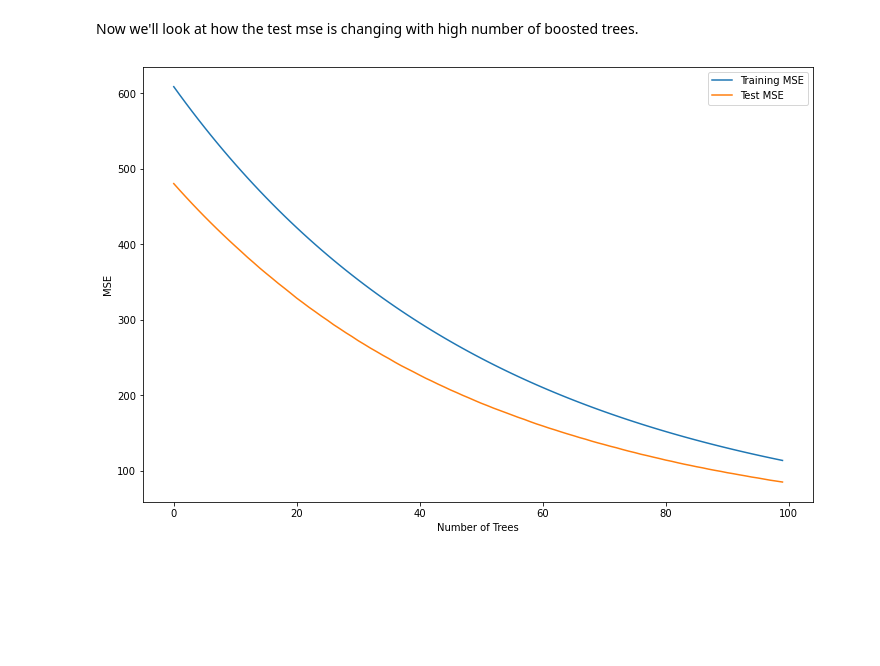
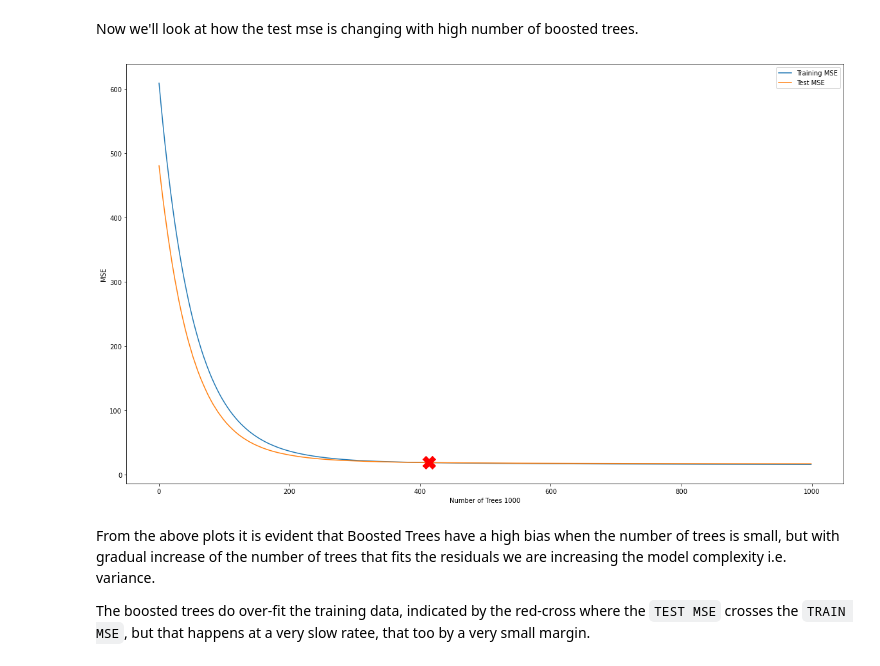
Before and after one commit to sekhar989/fromScratch, a Jupyter notebook: Decision Stump - Boosting/decision_stump.ipynb, the cells around one changed output. Drawn from its saved outputs; the diff is of its cells as text; code cells hidden in the pictures; blank space fills up the shorter version.

```diff
--- a/Decision Stump - Boosting/decision_stump.ipynb
+++ b/Decision Stump - Boosting/decision_stump.ipynb
@@ -268,12 +267,24 @@ for max_idx in range(boosted_tree_num):
     test_preds = pd.DataFrame(predictions, index=Y_test.index, columns=Y_test.columns)
     test_MSE = (((Y_test - test_preds)**2).sum()  / len(Y_test)).values[0]
     test_mse.append(test_MSE)
+# %%
+zipped = zip(iter(np.array(test_mse) > boosted_df['training_mse'].values), range(len(test_mse)))
+
+for condition, idx in zipped:
+    if condition:
+        first_idx = idx
+        break
 # %%
-plt.figure(figsize=(12, 8))
+plt.figure(figsize=(20, 12))
 plt.plot(boosted_df['training_mse'], label='Training MSE');
 plt.plot(test_mse, label='Test MSE');
 plt.ylabel('MSE');
-plt.xlabel('Number of Trees');
+plt.xlabel(f'Number of Trees {boosted_tree_num}');
+plt.plot(first_idx, test_mse[first_idx], marker='X', color='r', markersize=20)
 plt.legend();
 # %% [output]
-[figure, old version]
+[figure, new version]
+# %% [markdown]
+From the above plots it is evident that Boosted Trees have a high bias when the number of trees is small, but with gradual increase of the number of trees that fits the residuals we are increasing the model complexity i.e. variance.
+
+The boosted trees do over-fit the training data, indicated by the red-cross where the `TEST MSE` crosses the `TRAIN MSE`, but that happens at a very slow ratee, that too by a very small margin.
```
Also changed, not shown: parts of 2 cells of this notebook, 5 other files.
